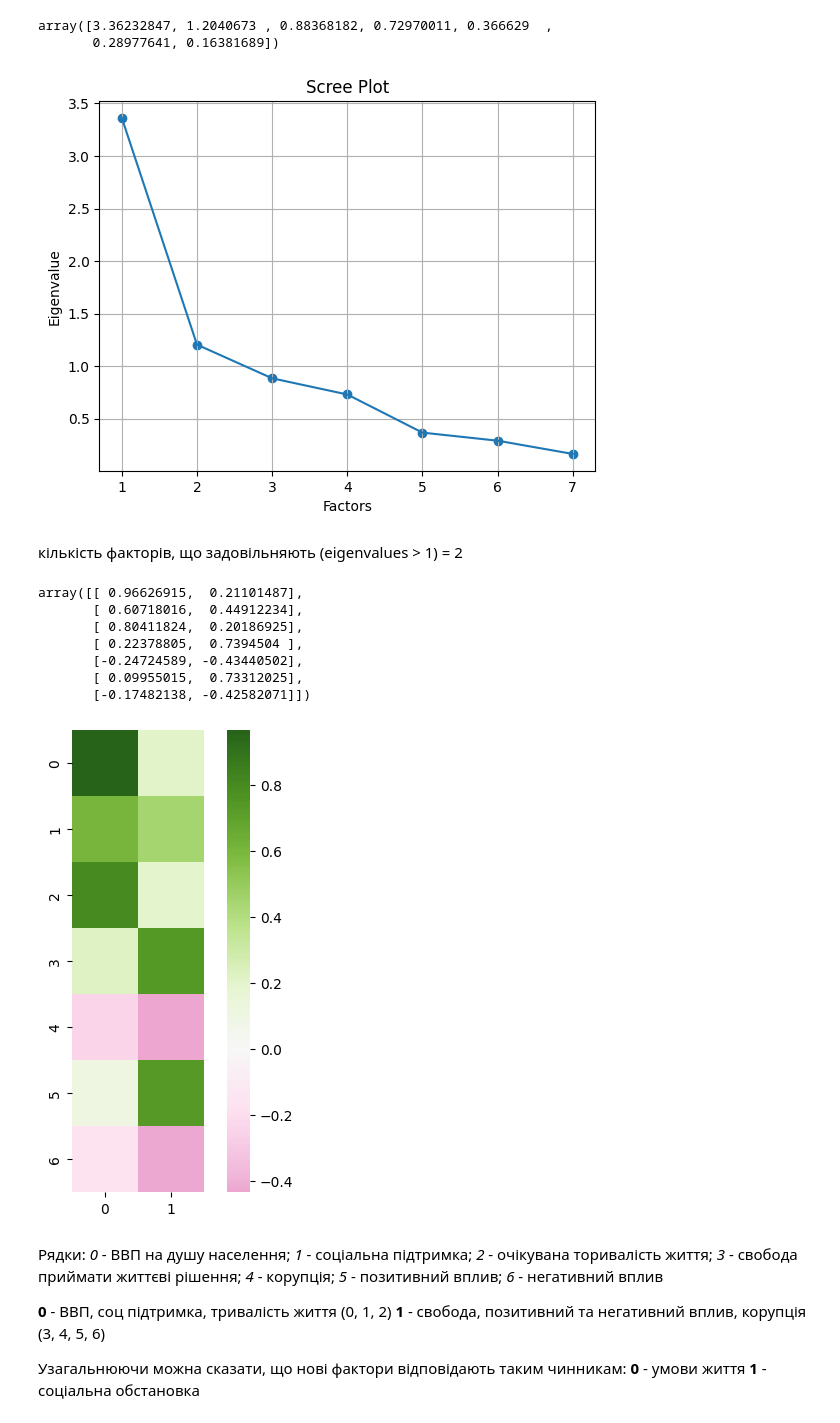
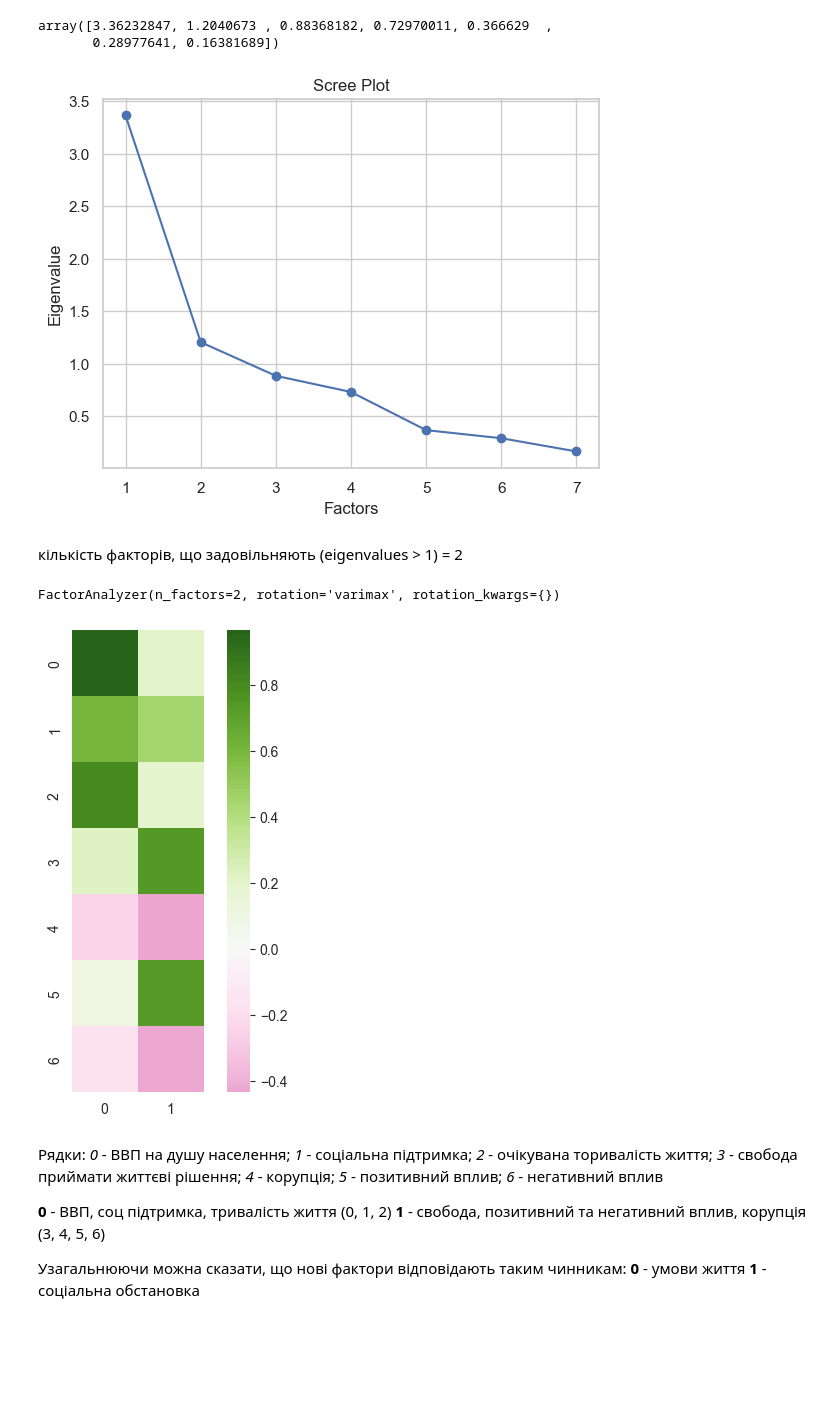
Before and after one commit to sevenfox148/happiness_index, a Jupyter notebook: models.ipynb, the cells around one changed output. Cells and saved outputs as stored; diff of their text form; code cells hidden in the pictures; blank space fills up the shorter version.

```diff
--- a/models.ipynb
+++ b/models.ipynb
@@ -7,6 +7,7 @@ import numpy as np
 import matplotlib.pyplot as plt
 from mpl_toolkits.mplot3d import axes3d
 import seaborn as sns
+sns.set(style='whitegrid')
 
 from sklearn.preprocessing import MinMaxScaler
 from sklearn.model_selection import train_test_split
@@ -18,7 +19,7 @@ from sklearn.ensemble import RandomForestRegressor
 from sklearn.neighbors import KNeighborsRegressor
 from sklearn.pipeline import Pipeline
 
-from sklearn.metrics import mean_squared_error, r2_score
+from sklearn.metrics import r2_score
 
 from factor_analyzer.factor_analyzer import calculate_bartlett_sphericity
 from factor_analyzer.factor_analyzer import calculate_kmo
@@ -127,30 +98,23 @@ plt.plot(range(1,happiness_factor.shape[1]+1),ev)
 plt.title('Scree Plot')
 plt.xlabel('Factors')
 plt.ylabel('Eigenvalue')
-plt.grid()
+plt.grid(True)
 plt.show()
 # %% [output]
-[figure, old version]
+[figure, new version]
 # %% [markdown]
 кількість факторів, що задовільняють (eigenvalues > 1) = 2
 # %%
 fa = FactorAnalyzer(2, rotation="varimax")
 fa.fit(happiness_factor)
-fa.loadings_
 # %% [output]
-array([[ 0.96626915,  0.21101487],
-       [ 0.60718016,  0.44912234],
-       [ 0.80411824,  0.20186925],
-       [ 0.22378805,  0.7394504 ],
-       [-0.24724589, -0.43440502],
-       [ 0.09955015,  0.73312025],
-       [-0.17482138, -0.42582071]])
+FactorAnalyzer(n_factors=2, rotation='varimax', rotation_kwargs={})
 # %%
-fig2, ax2 = plt.subplots(figsize=(6, 6))
+fig, ax = plt.subplots(figsize=(6, 6))
 sns.heatmap(fa.loadings_, square=True, cmap='PiYG', center=0)
 plt.show()
 # %% [output]
-[figure, old version]
+[figure, new version]
 # %% [markdown]
 Рядки: *0* - ВВП на душу населення; *1* - соціальна підтримка; *2* - очікувана торивалість життя; *3* - свобода приймати життєві рішення;  *4* - корупція; *5* - позитивний вплив; *6* - негативний вплив
 
```
Also changed, not shown: parts of 16 cells of this notebook.
